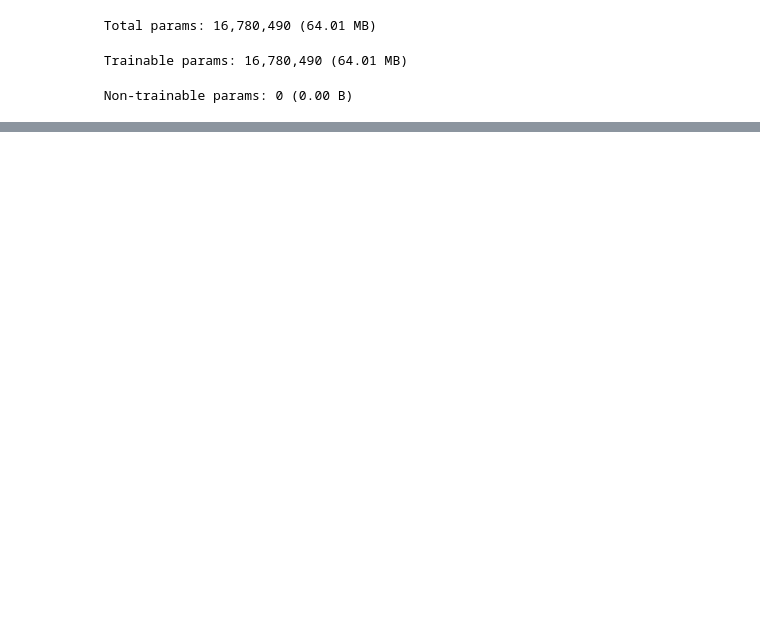
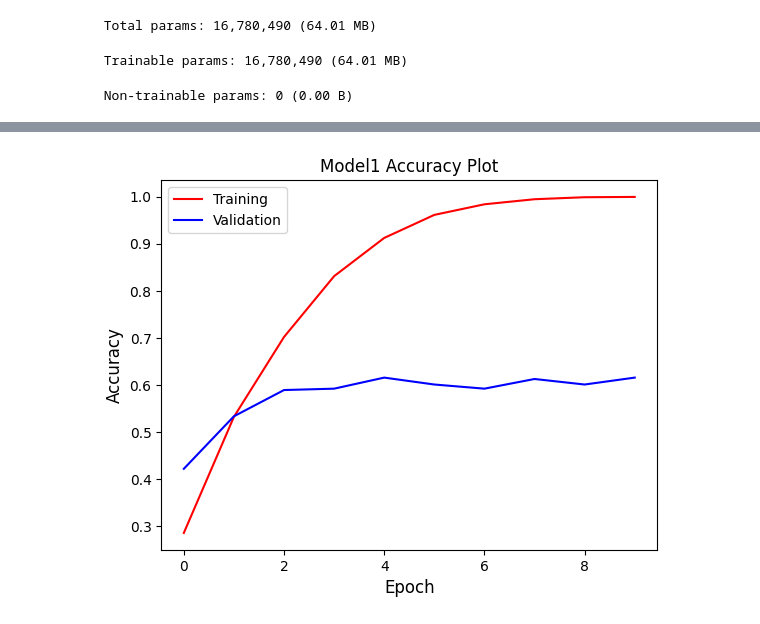
Before and after one commit to amn-sdqi/Deep-Learning, a Jupyter notebook: Computer Vision/CNN_augmentation.ipynb, the cells around one changed output, grey strips where cells are left out. Saved outputs shown, nothing was run; the diff lists cells and outputs as text; code cells hidden in the pictures; blank space fills up the shorter version.

```diff
--- a/Computer Vision/CNN_augmentation.ipynb
+++ b/Computer Vision/CNN_augmentation.ipynb
@@ -130,9 +130,20 @@ Epoch 9/10
 96/96 ━━━━━━━━━━━━━━━━━━━━ 37s 379ms/step - accuracy: 0.9987 - loss: 0.0411 - val_accuracy: 0.6012 - val_loss: 1.7007
 Epoch 10/10
 96/96 ━━━━━━━━━━━━━━━━━━━━ 38s 393ms/step - accuracy: 1.0000 - loss: 0.0255 - val_accuracy: 0.6158 - val_loss: 1.7401
-# %%
-def acc_plot(model):
-    prams = model_1.params
-    history = model_1.history
-
-    plt.plot
+# %%
+def acc_plot(model):
+    params = model.params
+    history = model.history
+
+    plt.plot(range(0,params['epochs']), history['accuracy'], label='Training', color='r')
+    plt.plot(range(0,params['epochs']), history['val_accuracy'], label='Validation', color='b')
+    plt.title('Model1 Accuracy Plot', fontsize=12)
+    plt.ylabel('Accuracy', fontsize=12)
+    plt.xlabel('Epoch', fontsize=12)
+    plt.legend()
+
+    plt.show()
+# %%
+acc_plot(fit_1)
+# %% [output]
+[figure, added]
```
Also changed, not shown: parts of 4 cells of this notebook.
